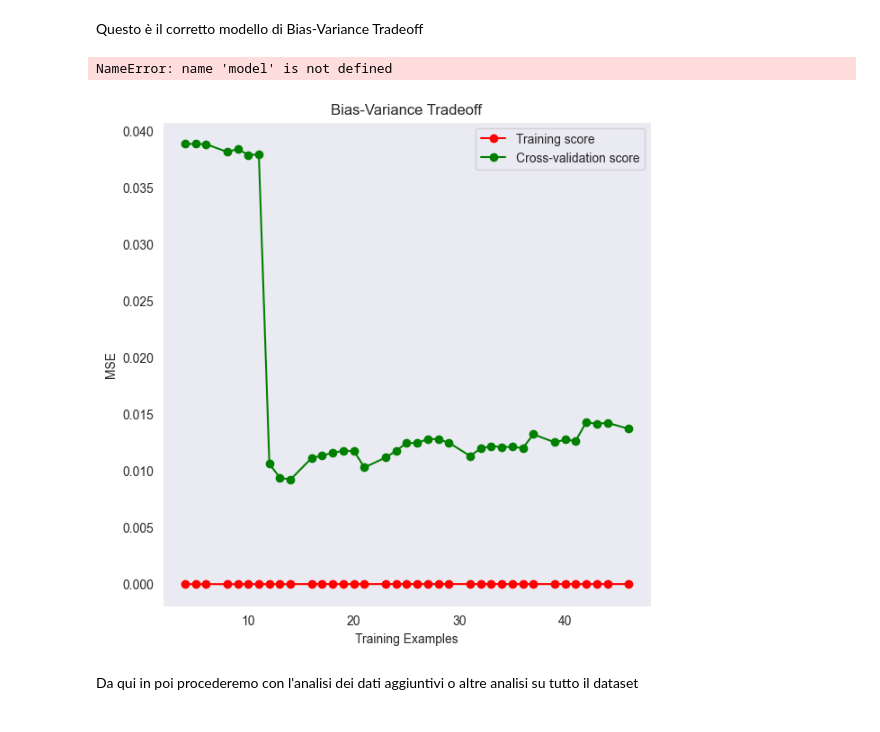
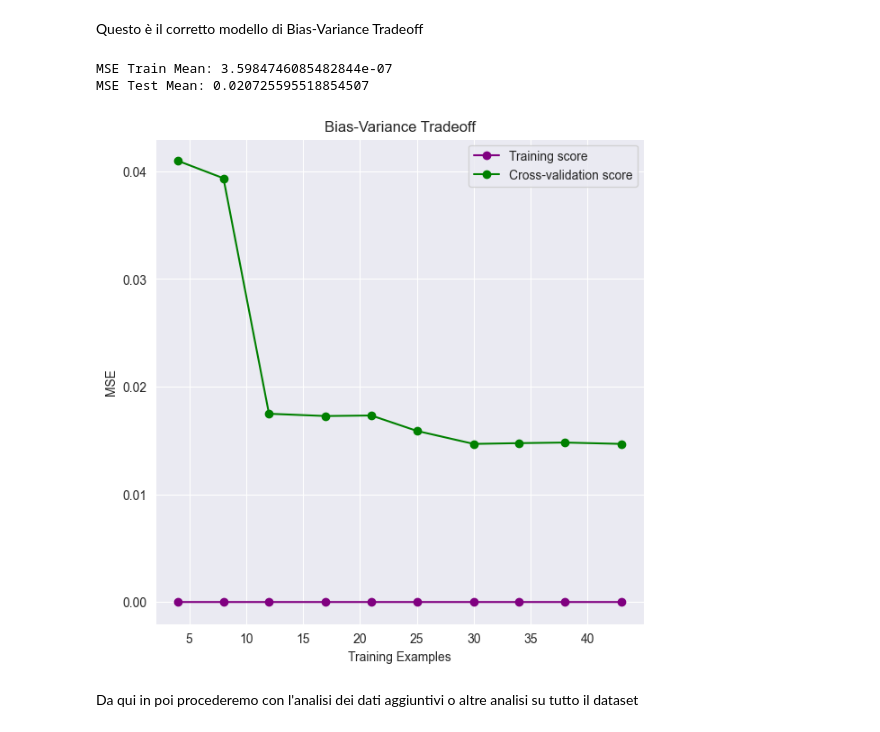
Before and after one commit to LorisMinetti/Permeability_Eval_AI, a Jupyter notebook: poker/Ech/Definitive.ipynb, the cells around one changed output. Saved outputs shown, nothing was run; the diff lists cells and outputs as text; code cells hidden in the pictures.

```diff
--- a/poker/Ech/Definitive.ipynb
+++ b/poker/Ech/Definitive.ipynb
@@ -560,63 +545,41 @@ Questo è il corretto modello di Bias-Variance Tradeoff
 # %%
 from sklearn.model_selection import learning_curve
 from sklearn.metrics import mean_squared_error
 
 # Bias-Variance plot with MSE
 train_sizes, train_scores, test_scores = learning_curve(
     model, X, y, cv=15, scoring='neg_mean_squared_error', n_jobs=-1, train_sizes=np.linspace(0.1, 1.0, 10)
 )
 
 train_scores_mean = -np.mean(train_scores, axis=1)  # Invert sign for positive MSE
 test_scores_mean = -np.mean(test_scores, axis=1)
 
+train_mean = np.mean(train_scores_mean)
+test_mean = np.mean(test_scores_mean)
+
+#Stampa
+print(f"MSE Train Mean: {train_mean}")
+print(f"MSE Test Mean: {test_mean}")
+
 plt.figure(figsize=(7, 7))
-plt.plot(train_sizes, train_scores_mean, 'o-', color='r', label='Training score')
+plt.plot(train_sizes, train_scores_mean, 'o-', color='purple', label='Training score')
 plt.plot(train_sizes, test_scores_mean, 'o-', color='g', label='Cross-validation score')
 plt.xlabel('Training Examples')
 plt.ylabel('MSE')
 # plt.yscale('log', base=10)
 plt.title('Bias-Variance Tradeoff')
 plt.legend(loc='best')
 plt.grid(True)
-
 # Salva il grafico come immagine PNG
-plt.savefig(f'{relative_path_png}feature_importance.png')  # Salva il grafico come immagine PNG
+plt.savefig(f'{relative_path_png}Bias-Variance.png')  # Salva il grafico come immagine PNG
 # Salva il grafico come PDF
-plt.savefig(f'{relative_path_pdf}feature_importance.pdf', dpi=300)  # Salva il grafico come PDF
+plt.savefig(f'{relative_path_pdf}Bias-Variance.pdf', dpi=300)  # Salva il grafico come PDF
 
 plt.show()
 # %% [output]
-NameError: name 'model' is not defined
+MSE Train Mean: 3.5984746085482844e-07
+MSE Test Mean: 0.020725595518854507
+[figure, added]
-# %%
-modelBiasVariance = XGBRegressor(max_depth=3, n_estimators=100, learning_rate=0.1, random_state=42)
-import numpy as np
-from sklearn.model_selection import learning_curve
-import matplotlib.pyplot as plt
-from sklearn.model_selection import GridSearchCV, LeaveOneOut
-
-from sklearn.metrics import mean_squared_error
-
-loo = LeaveOneOut()
-# Calcolare la learning curve
-train_sizes, train_scores, test_scores = learning_curve(
-    modelBiasVariance, X, y, cv=loo, scoring='neg_mean_squared_error', n_jobs=-1, train_sizes=np.linspace(0.1, 1.0, len(y_train))
-)
-
-# Calcolare la media dei punteggi di addestramento e validazione
-train_scores_mean = -np.mean(train_scores, axis=1)  # Invertire il segno per avere MSE positivo
-test_scores_mean = -np.mean(test_scores, axis=1)
-# Plottare i risultati
-plt.figure(figsize=(7, 7))
-plt.plot(train_sizes, train_scores_mean, 'o-', color='r', label='Training score')
-plt.plot(train_sizes, test_scores_mean, 'o-', color='g', label='Cross-validation score')
-plt.xlabel('Training Examples')
-plt.ylabel('MSE')
-plt.title('Bias-Variance Tradeoff')
-plt.legend(loc='best')
-plt.grid(True)
-plt.show()
-# %% [output]
-[figure, removed]
 # %% [markdown]
 Da qui in poi procederemo con l'analisi dei dati aggiuntivi o altre analisi su tutto il dataset
 # %%
```
Also changed, not shown: parts of 7 cells of this notebook, 10 other files.
